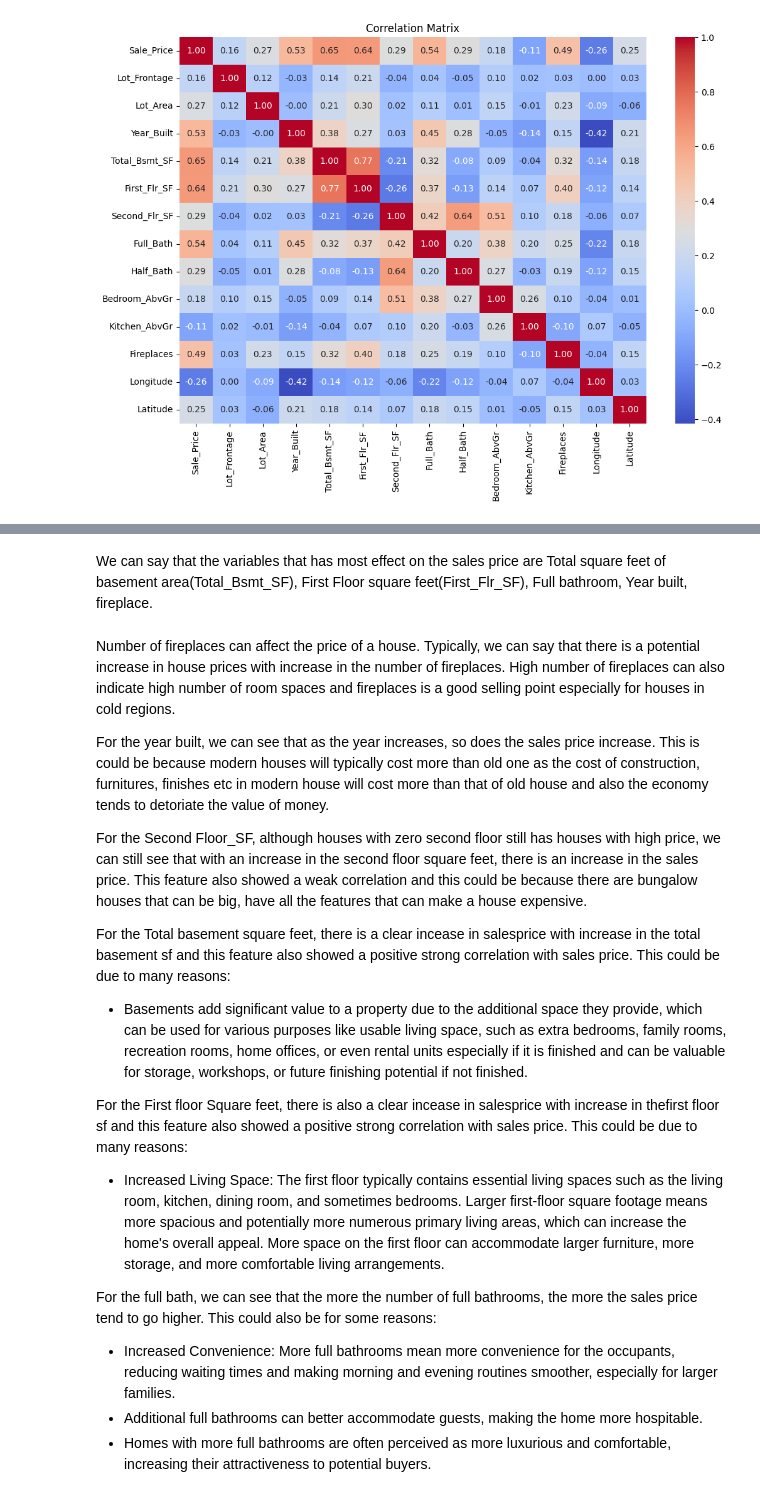
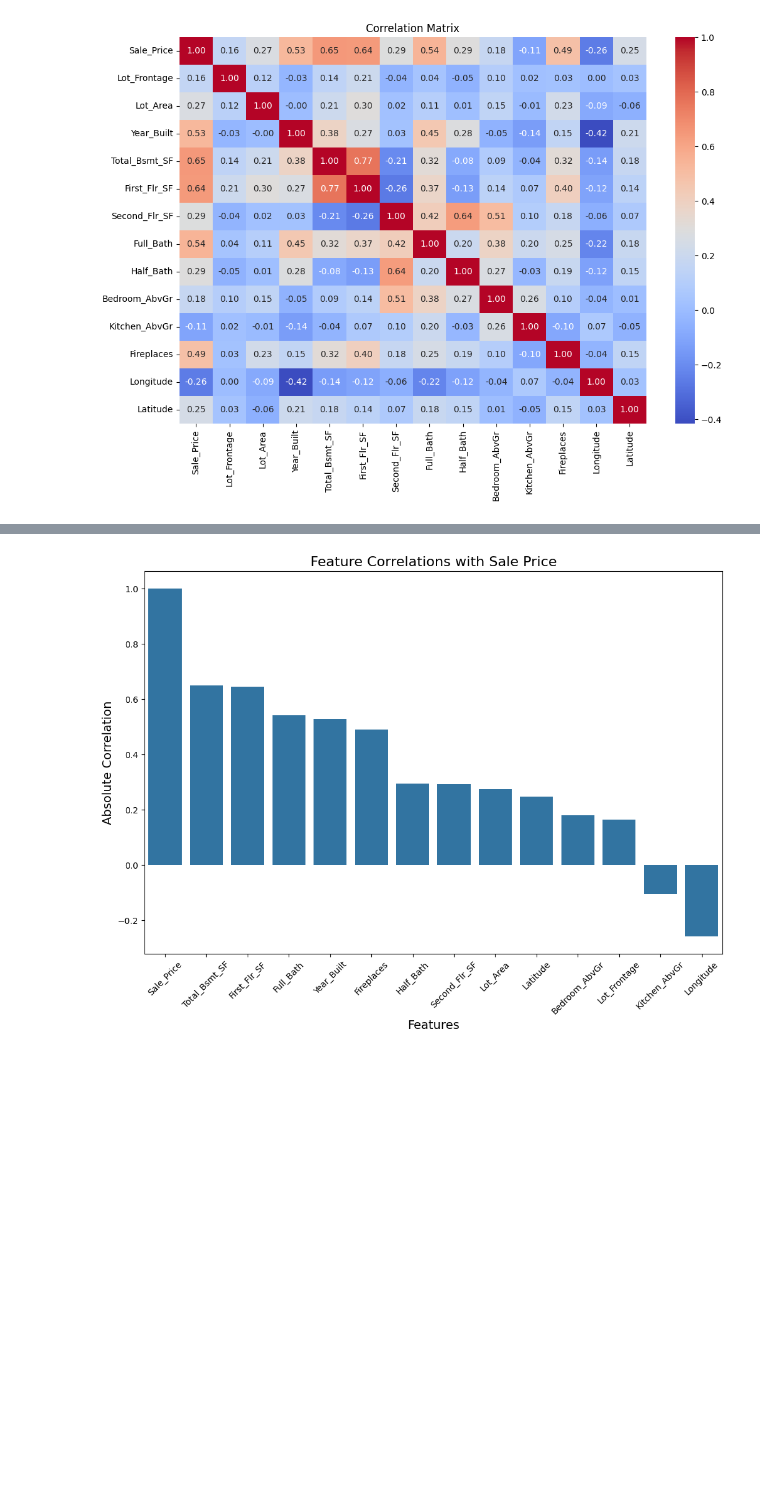
Before and after one commit to Sunday-Oladokun/Predictive-Modelling-Of-House-Prices-Using-Regression-Models, a Jupyter notebook: House Prices new.ipynb, the cells around one changed output, grey strips where cells are left out. Saved outputs shown, nothing was run; the diff lists cells and outputs as text; code cells hidden in the pictures; blank space fills up the shorter version.

```diff
--- a/House Prices new.ipynb
+++ b/House Prices new.ipynb
@@ -487,12 +473,6 @@ for feature in numerical_features:
     # Append the outliers to the combined DataFrame
     outliers_df = pd.concat([outliers_df, feature_outliers])
 
-# Reset the index of the final DataFrame
-outliers_df.reset_index(drop=True, inplace=True)
-
-# Return the DataFrame of outliers
-outliers_df
-
 # Size of the outliers in the dataset
 outliers_df.shape
 # %% [output]
@@ -499,0 +499,12 @@ outliers_df.shape
+# %%
+# Create a feature to identify outliers in the main DataFrame (df)
+df['IsOutlier'] = df['Sale_Price'].isin(outliers_df['Sale_Price'])
+
+# Perform ANOVA to compare Sale Price between outliers and non-outliers
+f_stat, p_value = f_oneway(
+    df[df['IsOutlier']]['Sale_Price'],  # Sale_Price for outliers
+    df[~df['IsOutlier']]['Sale_Price']  # Sale_Price for non-outliers
+)
+
+# Print the ANOVA results
+print(f"ANOVA F-statistic: {f_stat:.4f}, P-value: {p_value:.4e}")
@@ -1036,20 +1107,15 @@ plt.show()
-# %% [markdown]
-We can say that the variables that has most effect on the sales price are Total square feet of basement area(Total_Bsmt_SF), First Floor square feet(First_Flr_SF), Full bathroom, Year built, fireplace.
-# %% [markdown]
-Number of fireplaces can affect the price of a house. Typically, we can say that there is a potential increase in house prices with increase in the number of fireplaces. High number of fireplaces can also indicate high number of room spaces and fireplaces is a good selling point especially for houses in cold regions.
-
-For the year built, we can see that as the year increases, so does the sales price increase. This is could be because modern houses will typically cost more than old one as the cost of construction, furnitures, finishes etc in modern house will cost more than that of old house and also the economy tends to detoriate the value of money.
-
-For the Second Floor_SF, although houses with zero second floor still has houses with high price, we can still see that with an increase in the second floor square feet, there is an increase in the sales price.
-This feature also showed a weak correlation and this could be because there are bungalow houses that can be big, have all the features that can make a house expensive.
-
-For the Total basement square feet, there is a clear incease in salesprice with increase in the total basement sf and this feature also showed a positive strong correlation with sales price. This could be due to many reasons:
-- Basements add significant value to a property due to the additional space they provide, which can be used for various purposes like usable living space, such as extra bedrooms, family rooms, recreation rooms, home offices, or even rental units especially if it is finished and can be valuable for storage, workshops, or future finishing potential if not finished.
-
-For the First floor Square feet, there is also a clear incease in salesprice with increase in thefirst floor sf and this feature also showed a positive strong correlation with sales price. This could be due to many reasons:
-- Increased Living Space: The first floor typically contains essential living spaces such as the living room, kitchen, dining room, and sometimes bedrooms. Larger first-floor square footage means more spacious and potentially more numerous primary living areas, which can increase the home's overall appeal. More space on the first floor can accommodate larger furniture, more storage, and more comfortable living arrangements.
-
-For the full bath, we can see that the more the number of full bathrooms, the more the sales price tend to go higher. This could also be for some reasons:
-- Increased Convenience: More full bathrooms mean more convenience for the occupants, reducing waiting times and making morning and evening routines smoother, especially for larger families.
-- Additional full bathrooms can better accommodate guests, making the home more hospitable.
-- Homes with more full bathrooms are often perceived as more luxurious and comfortable, increasing their attractiveness to potential buyers.
+# %%
+# Create a bar plot
+plt.figure(figsize=(12, 8))
+sns.barplot(x=correlation_with_target.index, y=correlation_with_target.values)
+
+# Add titles and labels
+plt.title('Feature Correlations with Sale Price', fontsize=16)
+plt.ylabel('Absolute Correlation', fontsize=14)
+plt.xlabel('Features', fontsize=14)
+plt.tick_params(axis='x', rotation=45)
+
+# Display the plot
+plt.show()
+# %% [output]
+[figure, added]
```
Also changed, not shown: parts of 125 cells of this notebook, 1 other file.
